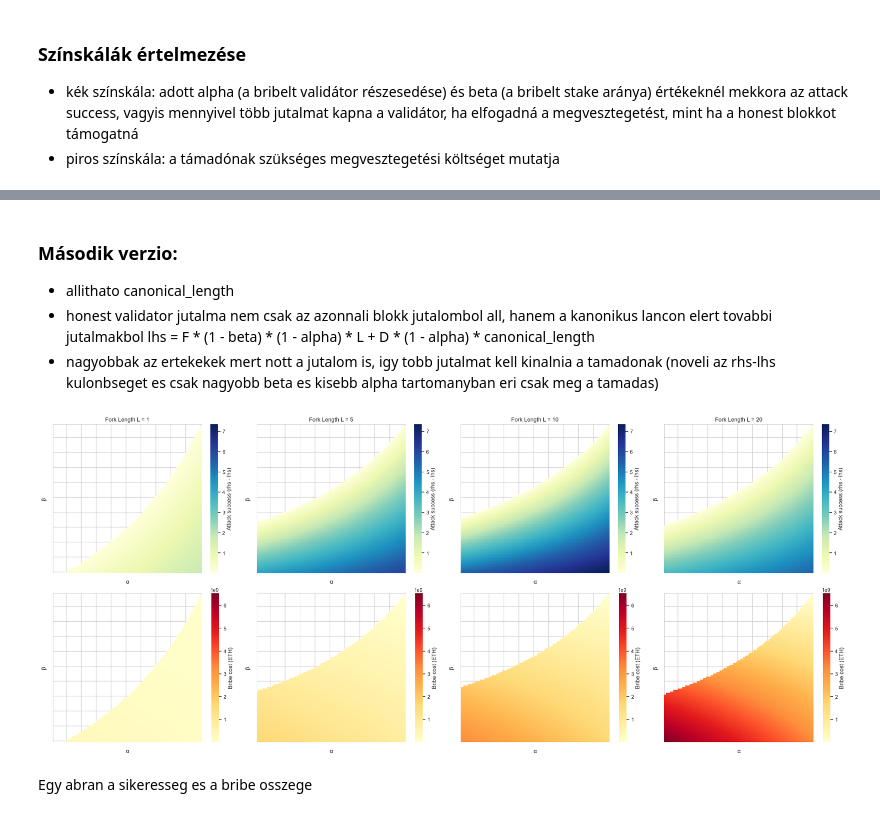
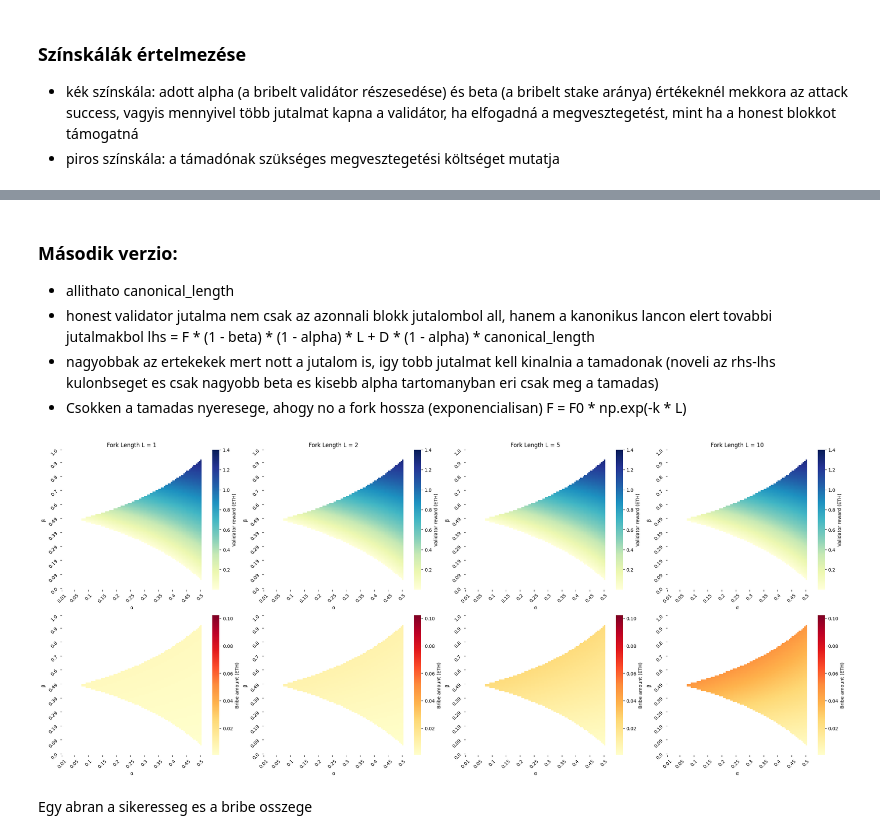
Before and after one commit to 0xSooki/bribery-zoo, a Jupyter notebook: Figures/playground.ipynb, the cells around one changed output, grey strips where cells are left out. Cells and saved outputs as stored; diff of their text form; code cells hidden in the pictures.

```diff
--- a/Figures/playground.ipynb
+++ b/Figures/playground.ipynb
@@ -41,7 +44,7 @@ MIN_SLASHING_PENALTY_QUOTIENT_BELLATRIX = 1/32 ##defined at page 116
 ## correlation penalty page 117
 ## other penalties
 
-attestation_reward_per_validator = (b / 64) * 57
+attestation_reward_per_validator = (b / 64) * 57 / 1e9  # ETH
 # %%
 ## Relevant Pectra-EIPs for this work
 ## EIP-7002
@@ -79,6 +75,0 @@ NameError: name 'bribeAmounts' is not defined
-# %%
-import numpy as np
-import matplotlib.pyplot as plt
-import pandas as pd
-import seaborn as sns
-sns.set(style='whitegrid')
@@ -508,13 +112,13 @@ plt.show()
 * honest validator jutalma nem csak az azonnali blokk jutalombol all, hanem a kanonikus lancon elert tovabbi jutalmakbol
 lhs = F * (1 - beta) * (1 - alpha) * L + D * (1 - alpha) * canonical_length
 * nagyobbak az ertekekek mert nott a jutalom is, igy tobb jutalmat kell kinalnia a tamadonak (noveli az rhs-lhs kulonbseget es csak nagyobb beta es kisebb alpha tartomanyban eri csak meg a tamadas)
+* Csokken a tamadas nyeresege, ahogy no a fork hossza (exponencialisan) F = F0 * np.exp(-k * L)
 # %%
 alpha_vals = np.linspace(0.01, 0.5, 100)
 beta_vals = np.linspace(0, 1, 100)
-fork_lengths = [1, 5, 10, 20]
+fork_lengths = [1, 2, 5, 10]
 
 F0 = 2
-D = 1
 k = 0.1
 
 canonical_length = 2
@@ -529,76 +133,59 @@ for L in fork_lengths:
 
     for i, beta in enumerate(beta_vals):
         for j, alpha in enumerate(alpha_vals):
-            lhs = F * (1 - beta) * (1 - alpha) * L + D * (1 - alpha) * canonical_length
-            rhs = D * alpha * canonical_length + F * alpha * L + F * beta * (1 - alpha) * L
+            lhs = 2 * (1 - alpha) * (1 - beta)
+            #lhs = F * (1 - beta) * (1 - alpha) * L + (1 - alpha) * canonical_length
+            rhs = 0.4 + alpha + (1 - alpha) * beta
+            #rhs = alpha * canonical_length + F * alpha * L + F * beta * (1 - alpha) * L
 
             if lhs < rhs:
                 success[i, j] = rhs - lhs
-                bribe[i, j] = L * beta * (1 - alpha) * noOfValidators * attestation_reward_per_validator
+                bribe[i, j] = L * beta * (1 - alpha) * noOfValidators * attestation_reward_per_validator / 32
 
+                # ábrázolni: (1-\alpha) \cdot \beta
     heatmaps_success.append(success)
     heatmaps_bribe.append(bribe)
-
 
 
 vmin_success = np.nanmin(heatmaps_success)
 vmax_success = np.nanmax(heatmaps_success)
 
 vmin_bribe = np.nanmin(heatmaps_bribe)
 vmax_bribe = np.nanmax(heatmaps_bribe)
 
-# === Ábrázolás ===
 fig, axs = plt.subplots(2, len(fork_lengths), figsize=(24, 10), constrained_layout=True)
 
 xticks_idx = np.linspace(0, len(alpha_vals)-1, 11, dtype=int)
 xticks = np.round(alpha_vals[xticks_idx], 2)
 
 yticks_idx = np.linspace(0, len(beta_vals)-1, 11, dtype=int)
 yticks = np.round(beta_vals[yticks_idx], 2)
 
 for idx in range(len(fork_lengths)):
-    sns.heatmap(
-        heatmaps_success[idx],
-        cmap="YlGnBu",
-        mask=np.isnan(heatmaps_success[idx]),
-        xticklabels=xticks,
-        yticklabels=yticks,
-        square=True,
-        ax=axs[0, idx],
-        linewidths=0,
-        linecolor='none',
-        cbar_kws={'label': 'Attack success (rhs - lhs)'},
-        vmin=vmin_success,
-        vmax=vmax_success
-    )
+    sns.heatmap(np.flipud(heatmaps_success[idx]), cmap = "YlGnBu", mask = np.isnan(heatmaps_success[idx]), xticklabels = False, yticklabels = False, square = True, ax = axs[0, idx],
+        linewidths = 0, linecolor = 'none', cbar_kws = {'label': 'Validator reward (ETH)'}, vmin = vmin_success, vmax = vmax_success)
+
     axs[0, idx].set_title(f"Fork Length L = {fork_lengths[idx]}")
     axs[0, idx].set_xlabel("α")
     axs[0, idx].set_ylabel("β")
     axs[0, idx].set_xticks(xticks_idx)
+    axs[0, idx].set_xticklabels(xticks, rotation=45)
     axs[0, idx].set_yticks(yticks_idx)
+    axs[0, idx].set_yticklabels(yticks[::-1], rotation=45)
 
-    sns.heatmap(
-        heatmaps_bribe[idx],
-        cmap="YlOrRd",
-        mask=np.isnan(heatmaps_bribe[idx]),
-        xticklabels=xticks,
-        yticklabels=yticks,
-        square=True,
-        ax=axs[1, idx],
-        linewidths=0,
-        linecolor='none',
-        cbar_kws={'label': 'Bribe cost (ETH)'},
-        vmin=vmin_bribe,
-        vmax=vmax_bribe
-    )
+    sns.heatmap(np.flipud(heatmaps_bribe[idx]), cmap="YlOrRd", mask=np.isnan(heatmaps_bribe[idx]), xticklabels = False, yticklabels = False, square = True, ax = axs[1, idx],
+        linewidths = 0, linecolor = 'none', cbar_kws = {'label': 'Bribe amount (ETH)'}, vmin = vmin_bribe, vmax = vmax_bribe)
+
     axs[1, idx].set_xlabel("α")
     axs[1, idx].set_ylabel("β")
     axs[1, idx].set_xticks(xticks_idx)
+    axs[1, idx].set_xticklabels(xticks, rotation=45)
     axs[1, idx].set_yticks(yticks_idx)
+    axs[1, idx].set_yticklabels(yticks[::-1], rotation=45)
 
 plt.show()
 # %% [output]
-[figure, old version]
+[figure, new version]
 # %% [markdown]
 Egy abran a sikeresseg es a bribe osszege
 # %%
```
Also changed, not shown: parts of 20 cells of this notebook.
